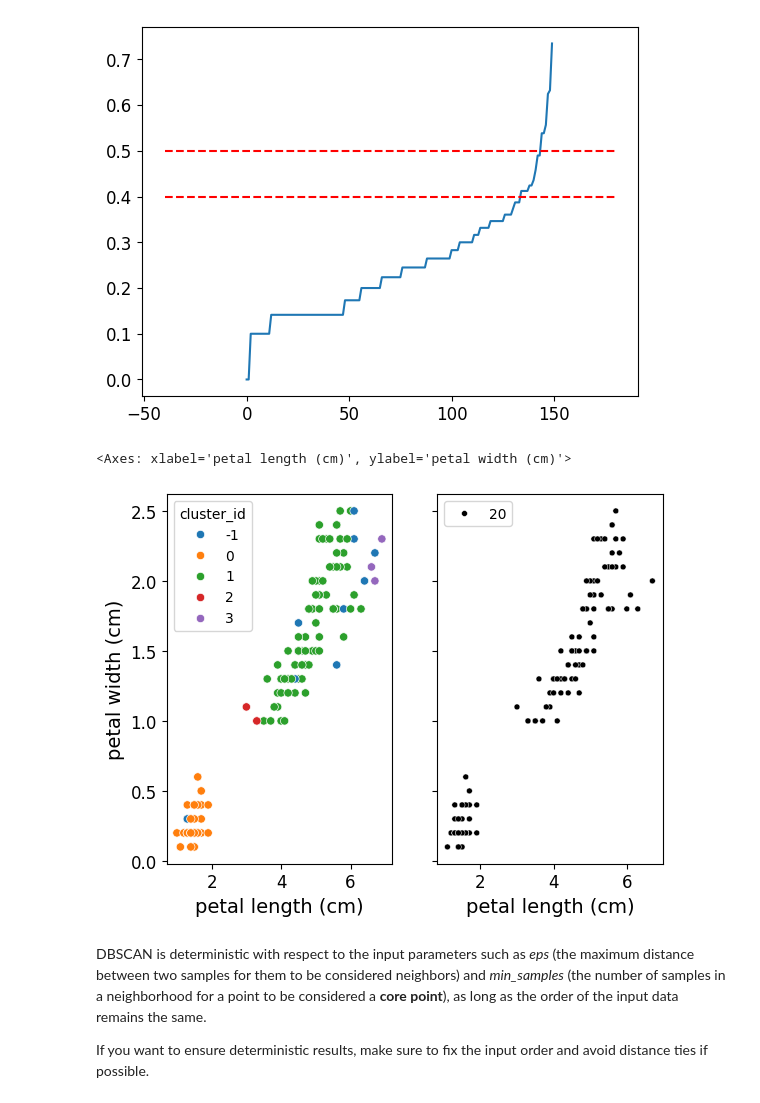
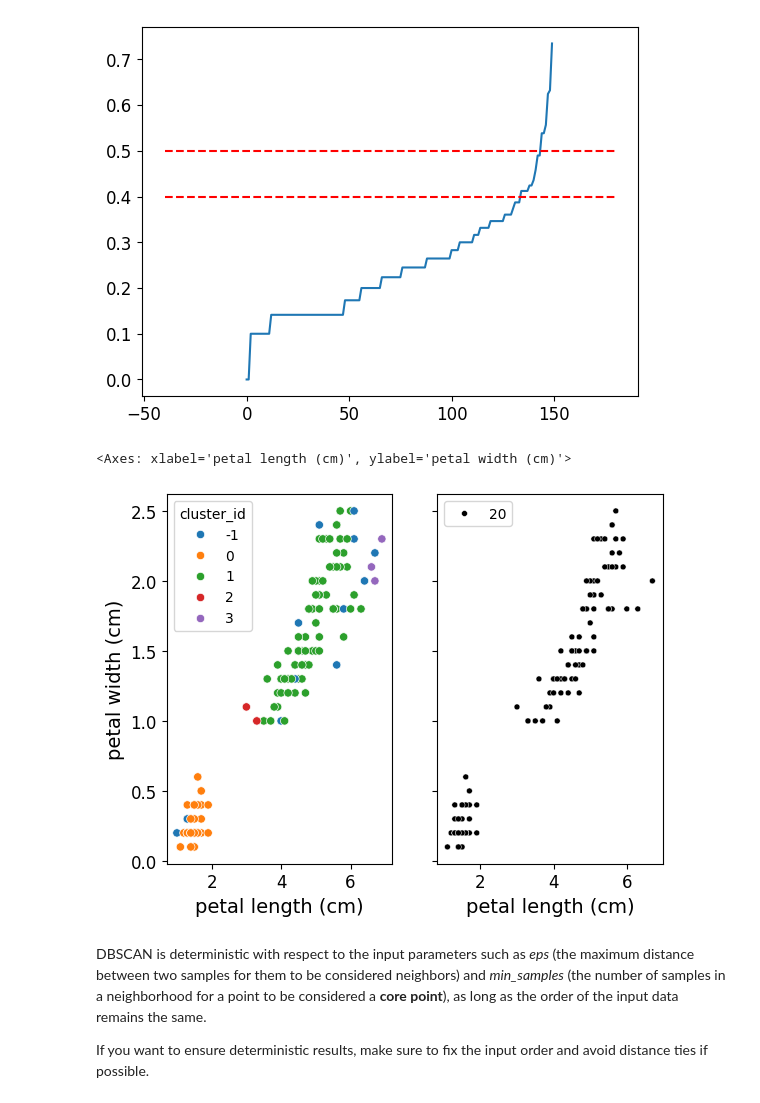
Before and after one commit to fpinell/mlsa, a Jupyter notebook: notebooks/Lecture_2_Unsupervised_Learning.ipynb, the cells around one changed output. Cells and saved outputs as stored; diff of their text form; code cells hidden in the pictures.

```diff
--- a/notebooks/Lecture_2_Unsupervised_Learning.ipynb
+++ b/notebooks/Lecture_2_Unsupervised_Learning.ipynb
@@ -1790,6 +1808,6 @@ from sklearn.cluster import DBSCAN
 two main parameters: eps and min_samples.
 '''
 
-dbscan = DBSCAN(eps=0.45, min_samples=3)
+dbscan = DBSCAN(eps=0.45, min_samples=5)
 dbscan.fit(X)
 # %% [output]
@@ -1914,18 +1946,18 @@ plt.hlines(0.5,-40,180,linestyles='--',colors='red')
 # %%
 import seaborn as sns
 from sklearn.cluster import DBSCAN
-dbscan = DBSCAN(eps=0.5,min_samples=3)
+dbscan = DBSCAN(eps=0.45,min_samples=3)
 dbscan.fit(X)
 clusters = dbscan.labels_
 
 X['cluster_id'] = dbscan.labels_
 figure, axes = plt.subplots(nrows=1,ncols=2,sharey=True)
 sns.scatterplot(data=X,x=X['petal length (cm)'],y=X['petal width (cm)'], hue='cluster_id', palette='tab10',ax=axes[0])
 core_points = X[X.index.isin(dbscan.core_sample_indices_)]
 sns.scatterplot(data=core_points,x=core_points['petal length (cm)'],y=core_points['petal width (cm)'],size=20,markers=['x'],color='black',ax=axes[1])
 # %% [output]
 <Axes: xlabel='petal length (cm)', ylabel='petal width (cm)'>
-[figure, old version]
+[figure, new version]
 # %% [markdown]
  DBSCAN is deterministic with respect to the input parameters such as *eps* (the maximum distance between two samples for them to be considered neighbors) and *min_samples* (the number of samples in a neighborhood for a point to be considered a **core point**), as long as the order of the input data remains the same.
 
```
Also changed, not shown: parts of 8 cells of this notebook.
